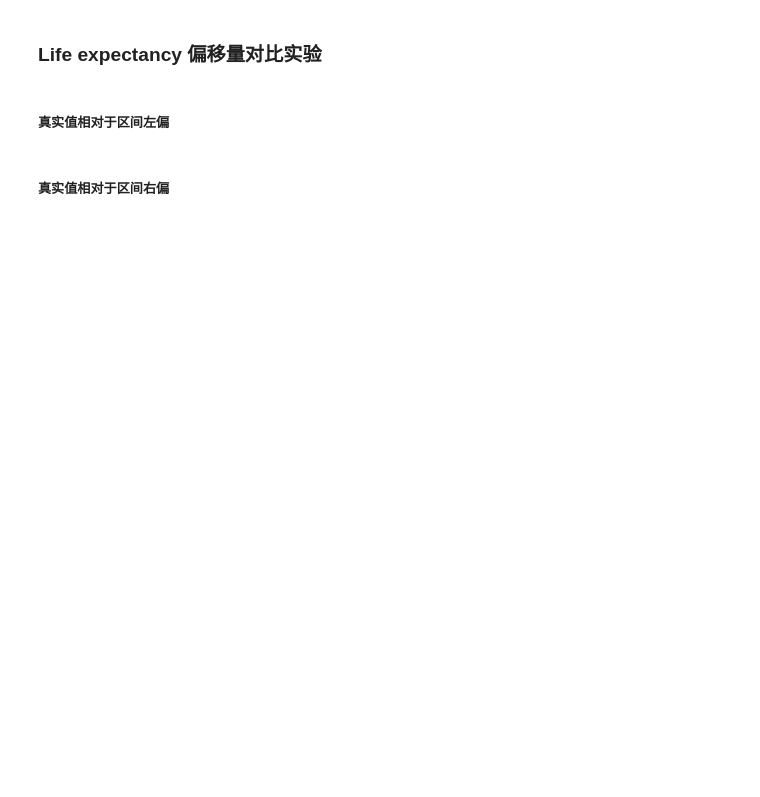
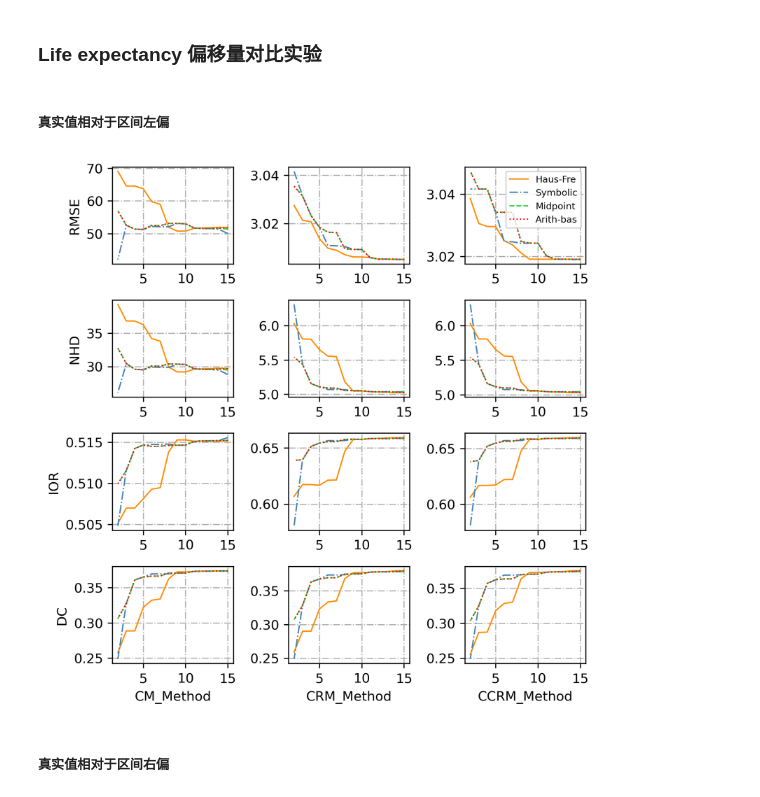
Before and after one commit to kxlkxl1999/ZKRP, a Jupyter notebook: regression.ipynb, the cells around one changed output. Cells and saved outputs as stored; diff of their text form; code cells hidden in the pictures; blank space fills up the shorter version.

```diff
--- a/regression.ipynb
+++ b/regression.ipynb
@@ -311,7 +311,9 @@ reg_plot(tesla_xlist, tesla_y_l, tesla_y_u, tesla_y_c, tesla_y_r, var_list=[15,1
 # %%
 life_expect = pd.read_csv("data/Life Expectancy Data.csv", header=0)
 life_expect = life_expect.dropna(axis=0, how='any')
-life_expect = life_expect.drop(columns=['Country', 'Status'])
+y = life_expect['Life expectancy '].values
+life_expect['Population'] = np.log(life_expect['Population'])
+life_expect = life_expect.drop(columns=['Country', 'Status', 'Life expectancy '])
 # %%
 def random_cover(x, method='random', sign_fixed = True):
     """
@@ -328,34 +330,34 @@ def random_cover(x, method='random', sign_fixed = True):
         if sign_fixed:
             if x[i] >= 0:
                 if method == 'random':
-                    xl[i] = max(0, x[i] - abs(0.15 * x[i] * np.random.randn()))
-                    xu[i] = x[i] + abs(0.15 * x[i] * np.random.randn())
+                    xl[i] = max(0, x[i] - abs(0.1 * x[i] * np.random.randn()))
+                    xu[i] = x[i] + abs(0.1 * x[i] * np.random.randn())
                 elif method == 'left':
-                    xl[i] = max(0, x[i] - abs(0.15 * x[i] * np.random.randn()))
+                    xl[i] = max(0, x[i] - abs(0.1 * x[i] * np.random.randn()))
                     xu[i] = x[i] + abs(0.3 * x[i] * np.random.randn())
                 else:
                     xl[i] = max(0, x[i] - abs(0.3 * x[i] * np.random.randn()))
-                    xu[i] = x[i] + abs(0.15 * x[i] * np.random.randn())
+                    xu[i] = x[i] + abs(0.1 * x[i] * np.random.randn())
             else:
                 if method == 'random':
-                    xl[i] = x[i] - abs(0.15 * x[i] * np.random.randn())
-                    xu[i] = min(0, x[i] + abs(0.15 * x[i] * np.random.randn()))
+                    xl[i] = x[i] - abs(0.1 * x[i] * np.random.randn())
+                    xu[i] = min(0, x[i] + abs(0.1 * x[i] * np.random.randn()))
                 elif method == 'left':
-                    xl[i] = x[i] - abs(0.15 * x[i] * np.random.randn())
+                    xl[i] = x[i] - abs(0.1 * x[i] * np.random.randn())
                     xu[i] = min(0, x[i] + abs(0.3 * x[i] * np.random.randn()))
                 else:
                     xl[i] = x[i] - abs(0.3 * x[i] * np.random.randn())
-                    xu[i] = min(0, x[i] + abs(0.15 * x[i] * np.random.randn()))
+                    xu[i] = min(0, x[i] + abs(0.1 * x[i] * np.random.randn()))
         else:
             if method == 'random':
-                xl[i] = x[i] - abs(0.15 * x[i] * np.random.randn())
-                xu[i] = x[i] + abs(0.15 * x[i] * np.random.randn())
+                xl[i] = x[i] - abs(0.1 * x[i] * np.random.randn())
+                xu[i] = x[i] + abs(0.1 * x[i] * np.random.randn())
             elif method == 'left':
-                xl[i] = x[i] - abs(0.15 * x[i] * np.random.randn())
+                xl[i] = x[i] - abs(0.1 * x[i] * np.random.randn())
                 xu[i] = x[i] + abs(0.3 * x[i] * np.random.randn())
             else:
                 xl[i] = x[i] - abs(0.3 * x[i] * np.random.randn())
-                xu[i] = x[i] + abs(0.15 * x[i] * np.random.randn())
+                xu[i] = x[i] + abs(0.1 * x[i] * np.random.randn())
     return np.vstack((xl,xu)).T
 # %%
 xnames = life_expect.columns.values.tolist()
@@ -365,7 +367,22 @@ xlist_random = [random_cover(life_expect[i].values) for i in xnames]
 xlist_left = [random_cover(life_expect[i].values, method='left') for i in xnames]
 
 xlist_right = [random_cover(life_expect[i].values, method='right') for i in xnames]
+
+y_random = random_cover(y)
+y_left = random_cover(y, method='left')
+y_right = random_cover(y, method='right')
+# %%
+n = life_expect.shape[0]
+y_random_l = y_random[:,0].reshape((n,1))
+y_random_u = y_random[:,1].reshape((n,1))
+y_random_c = y_random_u/2 + y_random_l/2
+y_random_r = y_random_u/2 - y_random_l/2
 # %% [markdown]
 ##### 真实值相对于区间左偏
+# %%
+
+reg_plot(xlist_left, y_random_l, y_random_u, y_random_c, y_random_r, var_list=[15,14,13,12,11,10,9,8,7,6,5,4,3,2])
+# %% [output]
+[figure, added]
 # %% [markdown]
 ##### 真实值相对于区间右偏
```
Also changed, not shown: parts of 8 cells of this notebook, 3 other files.
